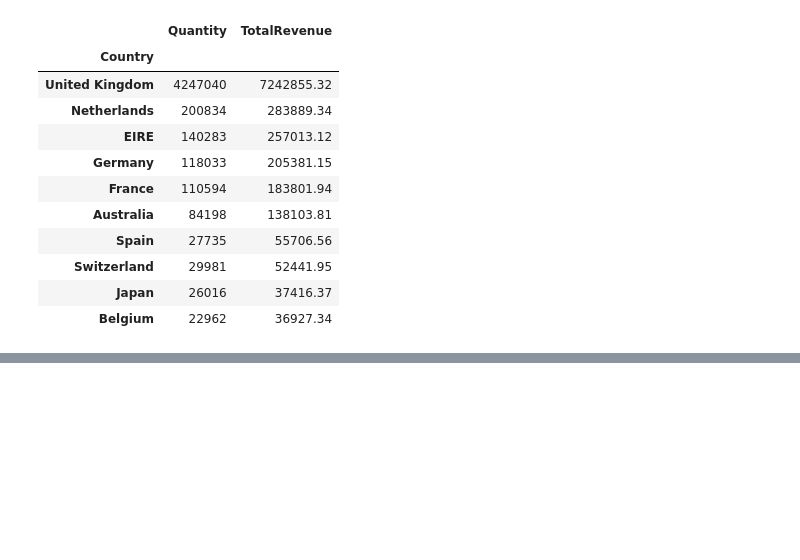
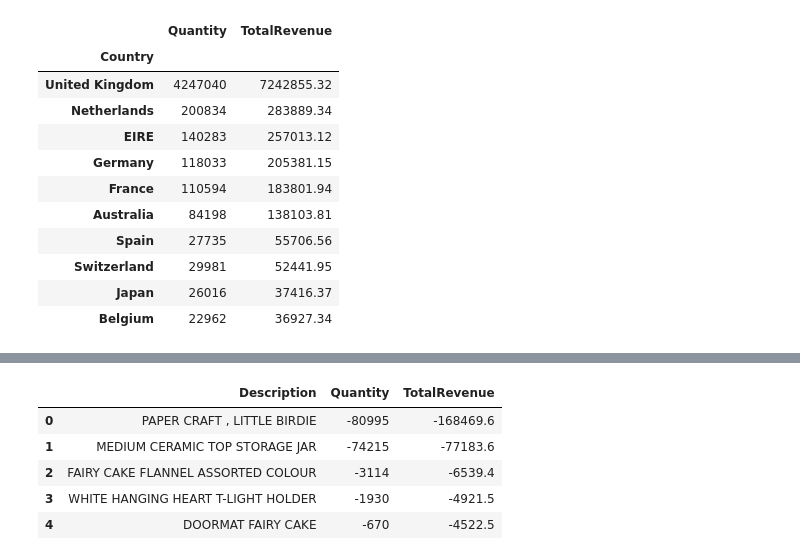
Before and after one commit to rajdeepmondal1/customer-segmentation, a Jupyter notebook: Customer_Segmentation_Arpan_+_Rajdeep.ipynb, the cells around one changed output, grey strips where cells are left out. Saved outputs shown, nothing was run; the diff lists cells and outputs as text; code cells hidden in the pictures; blank space fills up the shorter version.

```diff
--- a/Customer_Segmentation_Arpan_+_Rajdeep.ipynb
+++ b/Customer_Segmentation_Arpan_+_Rajdeep.ipynb
@@ -558,0 +629,10 @@ b_updated_revenue_by_country.to_csv('top_10_items_by_revenue_by_country.csv')
+# %%
+df_cancelled_cleaned_stock_code_updated = df_cancelled_cleaned_stock_code[['Description', 'Quantity', 'TotalRevenue']]
+df_cancelled_cleaned_stock_code_updated.head()
+# %% [output]
+|  | Description | Quantity | TotalRevenue |
+| 0 | PAPER CRAFT , LITTLE BIRDIE | -80995 | -168469.6 |
+| 1 | MEDIUM CERAMIC TOP STORAGE JAR | -74215 | -77183.6 |
+| 2 | FAIRY CAKE FLANNEL ASSORTED COLOUR | -3114 | -6539.4 |
+| 3 | WHITE HANGING HEART T-LIGHT HOLDER | -1930 | -4921.5 |
+| 4 | DOORMAT FAIRY CAKE | -670 | -4522.5 |
```
Also changed, not shown: parts of 18 cells of this notebook.
